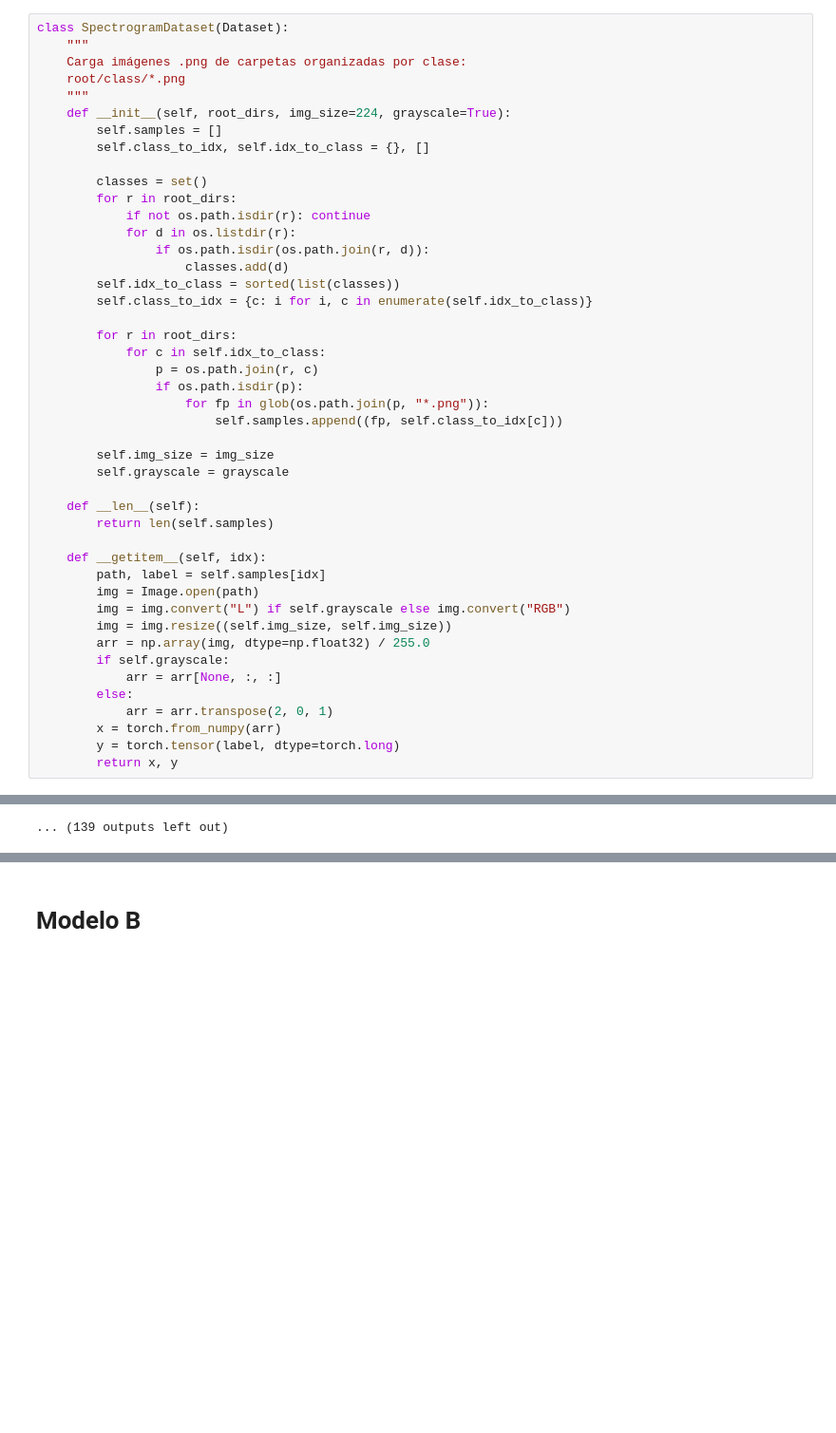
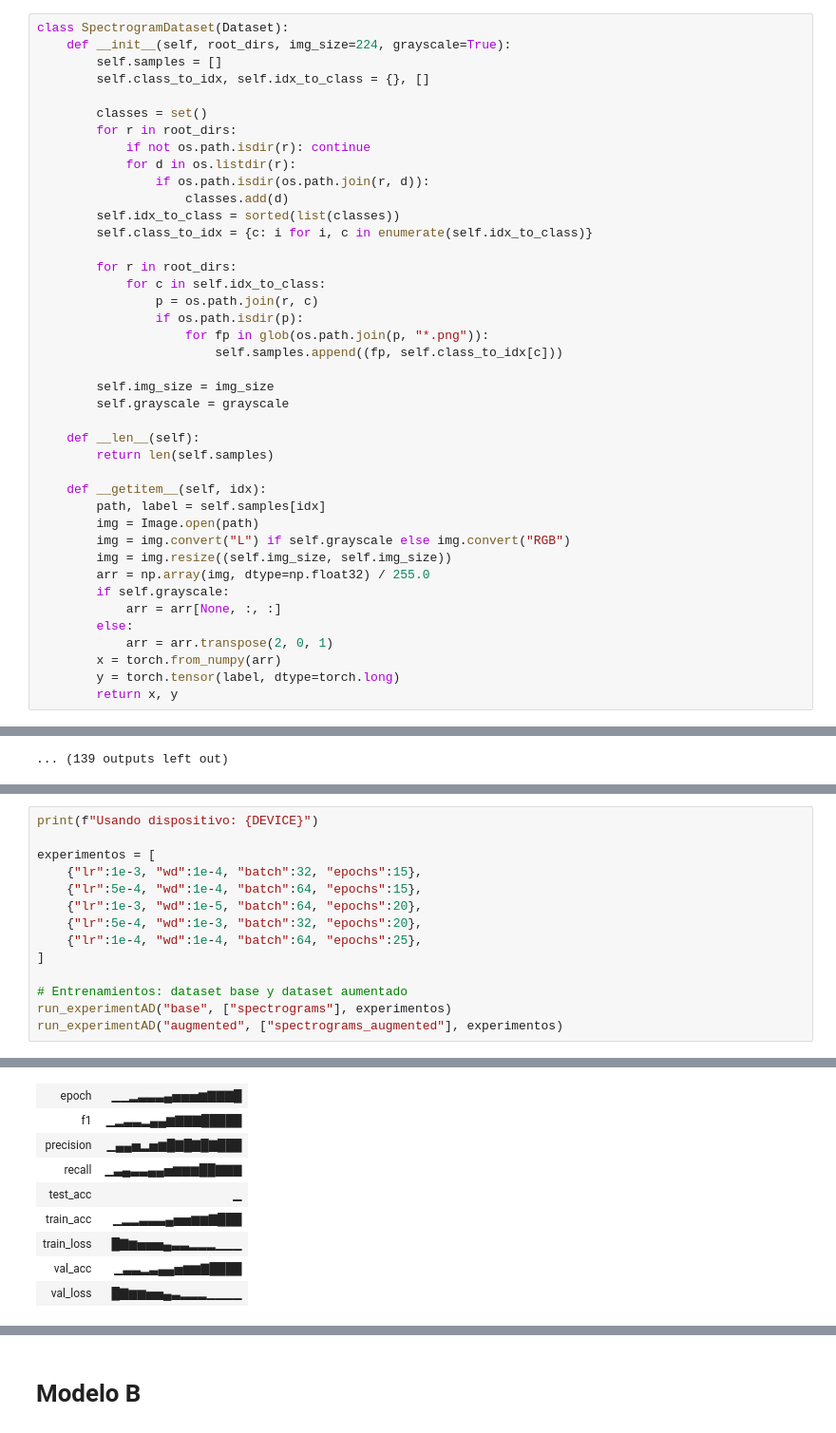
Before and after one commit to javialroro/CNNVoiceRecognition, a Jupyter notebook: source.ipynb, the cells around one changed output, grey strips where cells are left out. Shown at 95% size. Cells and saved outputs as stored; diff of their text form; blank space fills up the shorter version.

```diff
--- a/source.ipynb
+++ b/source.ipynb
@@ -170,10 +170,6 @@ torch.backends.cudnn.benchmark = False
 # Tratamiento del dataset
 # %%
 class SpectrogramDataset(Dataset):
-    """
-    Carga imágenes .png de carpetas organizadas por clase:
-    root/class/*.png
-    """
     def __init__(self, root_dirs, img_size=224, grayscale=True):
         self.samples = []
         self.class_to_idx, self.idx_to_class = {}, []
@@ -458,0 +623,15 @@ Run history:
+# %%
+print(f"Usando dispositivo: {DEVICE}")
+
+experimentos = [
+    {"lr":1e-3, "wd":1e-4, "batch":32, "epochs":15},
+    {"lr":5e-4, "wd":1e-4, "batch":64, "epochs":15},
+    {"lr":1e-3, "wd":1e-5, "batch":64, "epochs":20},
+    {"lr":5e-4, "wd":1e-3, "batch":32, "epochs":20},
+    {"lr":1e-4, "wd":1e-4, "batch":64, "epochs":25},
+]
+
+# Entrenamientos: dataset base y dataset aumentado
+run_experimentAD("base", ["spectrograms"], experimentos)
+run_experimentAD("augmented", ["spectrograms_augmented"], experimentos)
+# %% [output]
@@ -458,0 +668,9 @@ Run history:
+| epoch | ▁▁▂▃▃▃▄▅▅▅▆▇▇▇█ |
+| f1 | ▁▂▃▃▂▄▄▆▇▇▇█████ |
+| precision | ▁▄▄▅▂▅▆█▇█▇█▇███ |
+| recall | ▁▃▄▃▃▄▄▅▆▆▆██▇▇▇ |
+| test_acc | ▁ |
+| train_acc | ▁▂▂▃▃▃▄▅▅▆▆▇███ |
+| train_loss | █▇▆▅▅▅▄▃▃▂▂▂▁▁▁ |
+| val_acc | ▁▃▃▂▃▄▄▅▆▆▇████ |
+| val_loss | █▇▆▆▅▅▄▃▂▂▂▁▁▁▁ |
```
Also changed, not shown: parts of 10 cells of this notebook.
